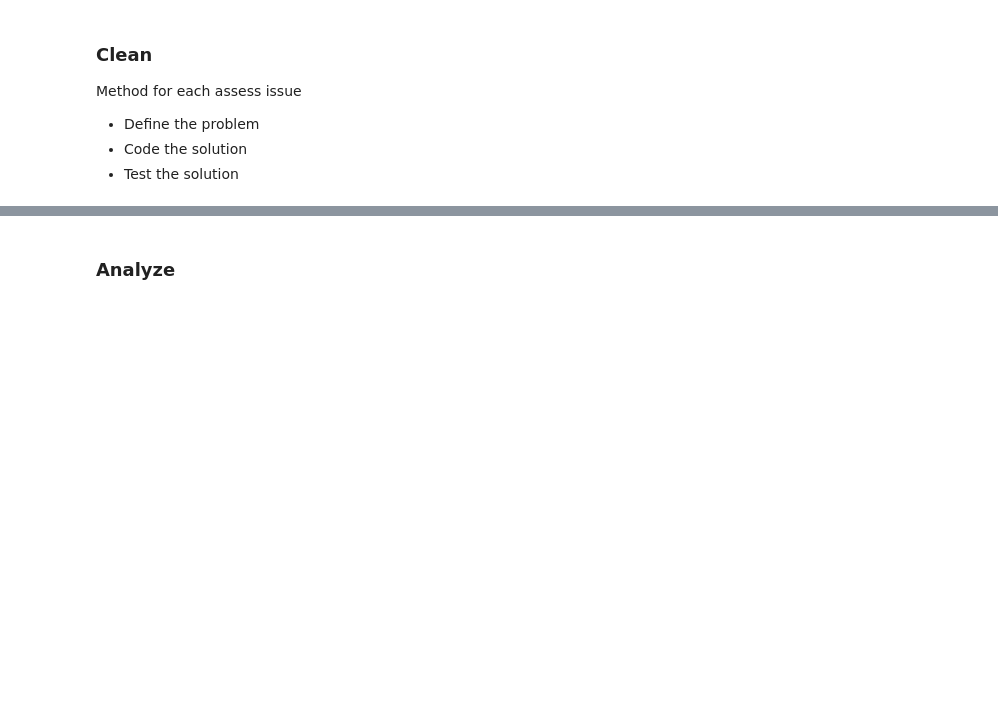
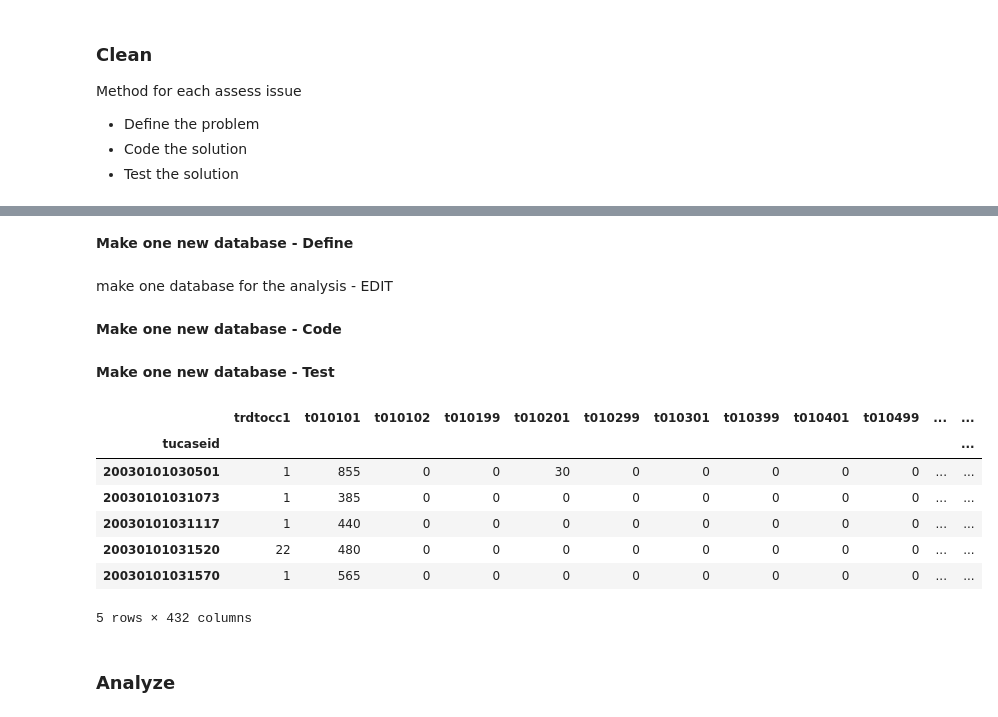
Before and after one commit to matthew-young/data-science-capstone-2021, a Jupyter notebook: notebook/American Time Use Survey Investigation.ipynb, the cells around one changed output, grey strips where cells are left out. Drawn from its saved outputs; the diff is of its cells as text; code cells hidden in the pictures; blank space fills up the shorter version.

```diff
--- a/notebook/American Time Use Survey Investigation.ipynb
+++ b/notebook/American Time Use Survey Investigation.ipynb
@@ -168,0 +176,2 @@ Method for each assess issue
+# %%
+c = ATUS_resp[['tucaseid','trdtocc1']]
@@ -168,0 +200,2 @@ Method for each assess issue
+# %%
+r = c.query('trdtocc1 == 1 or trdtocc1 == 22')
@@ -172,0 +216,2 @@ For **Activity summary** I do not need any columns that contain data on the resp
+# %%
+a = ATUS_sum.drop(columns=ATUS_sum_columns[1:act_start])
@@ -173,3 +230,24 @@ For **Activity summary** I do not need any columns that contain data on the resp
+# %% [markdown]
+**Make one new database - Define**
+# %% [markdown]
+make one database for the analysis - EDIT
+# %% [markdown]
+**Make one new database - Code**
+# %%
+ACTU_data = r.set_index('tucaseid').join(a.set_index('tucaseid'))
+# %% [markdown]
+**Make one new database - Test**
+# %%
+ACTU_data.head()
+# %% [output]
+|  | trdtocc1 | t010101 | t010102 | t010199 | t010201 | t010299 | t010301 | t010399 | t010401 | t010499 | ... | ... |
+| tucaseid |  |  |  |  |  |  |  |  |  |  |  | ... |
+| 20030101030501 | 1 | 855 | 0 | 0 | 30 | 0 | 0 | 0 | 0 | 0 | ... | ... |
+| 20030101031073 | 1 | 385 | 0 | 0 | 0 | 0 | 0 | 0 | 0 | 0 | ... | ... |
+| 20030101031117 | 1 | 440 | 0 | 0 | 0 | 0 | 0 | 0 | 0 | 0 | ... | ... |
+| 20030101031520 | 22 | 480 | 0 | 0 | 0 | 0 | 0 | 0 | 0 | 0 | ... | ... |
+| 20030101031570 | 1 | 565 | 0 | 0 | 0 | 0 | 0 | 0 | 0 | 0 | ... | ... |
+5 rows × 432 columns
 # %% [markdown]
 ### Analyze
 # %% [markdown]
```
Also changed, not shown: parts of 18 cells of this notebook.
